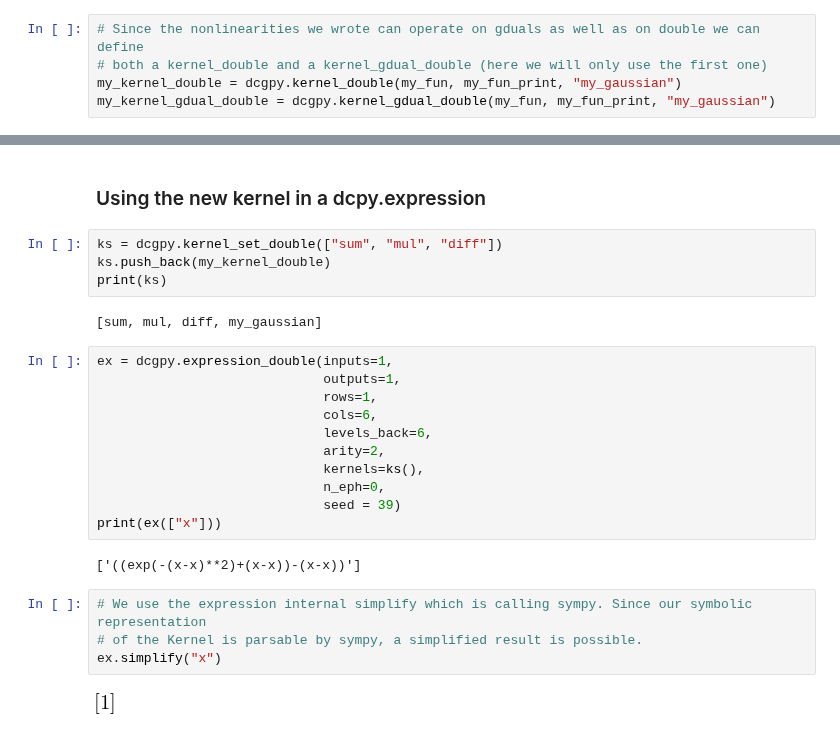
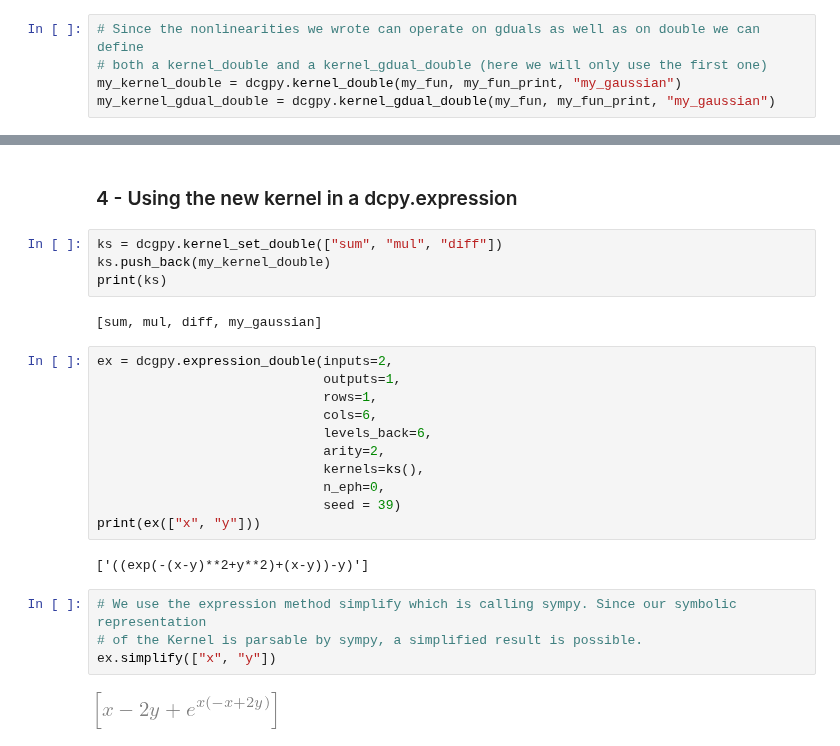
Before and after one commit to darioizzo/dcgp, a Jupyter notebook: doc/sphinx/notebooks/custom_kernels.ipynb, the cells around one changed output, grey strips where cells are left out. Drawn from its saved outputs; the diff is of its cells as text.

```diff
--- a/doc/sphinx/notebooks/custom_kernels.ipynb
+++ b/doc/sphinx/notebooks/custom_kernels.ipynb
@@ -92,5 +101,5 @@ Elapsed (ms) 3.004789352416992
 # %% [markdown]
-### Using the new kernel in a dcpy.expression
+### 4 - Using the new kernel in a dcpy.expression
 # %%
 ks = dcgpy.kernel_set_double(["sum", "mul", "diff"])
 ks.push_back(my_kernel_double)
@@ -98,7 +107,7 @@ print(ks)
 # %% [output]
 [sum, mul, diff, my_gaussian]
 # %%
-ex = dcgpy.expression_double(inputs=1,
+ex = dcgpy.expression_double(inputs=2,
                              outputs=1,
                              rows=1,
                              cols=6,
@@ -107,12 +116,12 @@ ex = dcgpy.expression_double(inputs=1,
                              kernels=ks(),
                              n_eph=0,
                              seed = 39)
-print(ex(["x"]))
+print(ex(["x", "y"]))
 # %% [output]
-['((exp(-(x-x)**2)+(x-x))-(x-x))']
+['((exp(-(x-y)**2+y**2)+(x-y))-y)']
 # %%
-# We use the expression internal simplify which is calling sympy. Since our symbolic representation
+# We use the expression method simplify which is calling sympy. Since our symbolic representation
 # of the Kernel is parsable by sympy, a simplified result is possible.
-ex.simplify("x")
+ex.simplify(["x", "y"])
 # %% [output]
-[figure, old version]
+[figure, new version]
```
Also changed, not shown: parts of 12 cells of this notebook, 5 other files.
